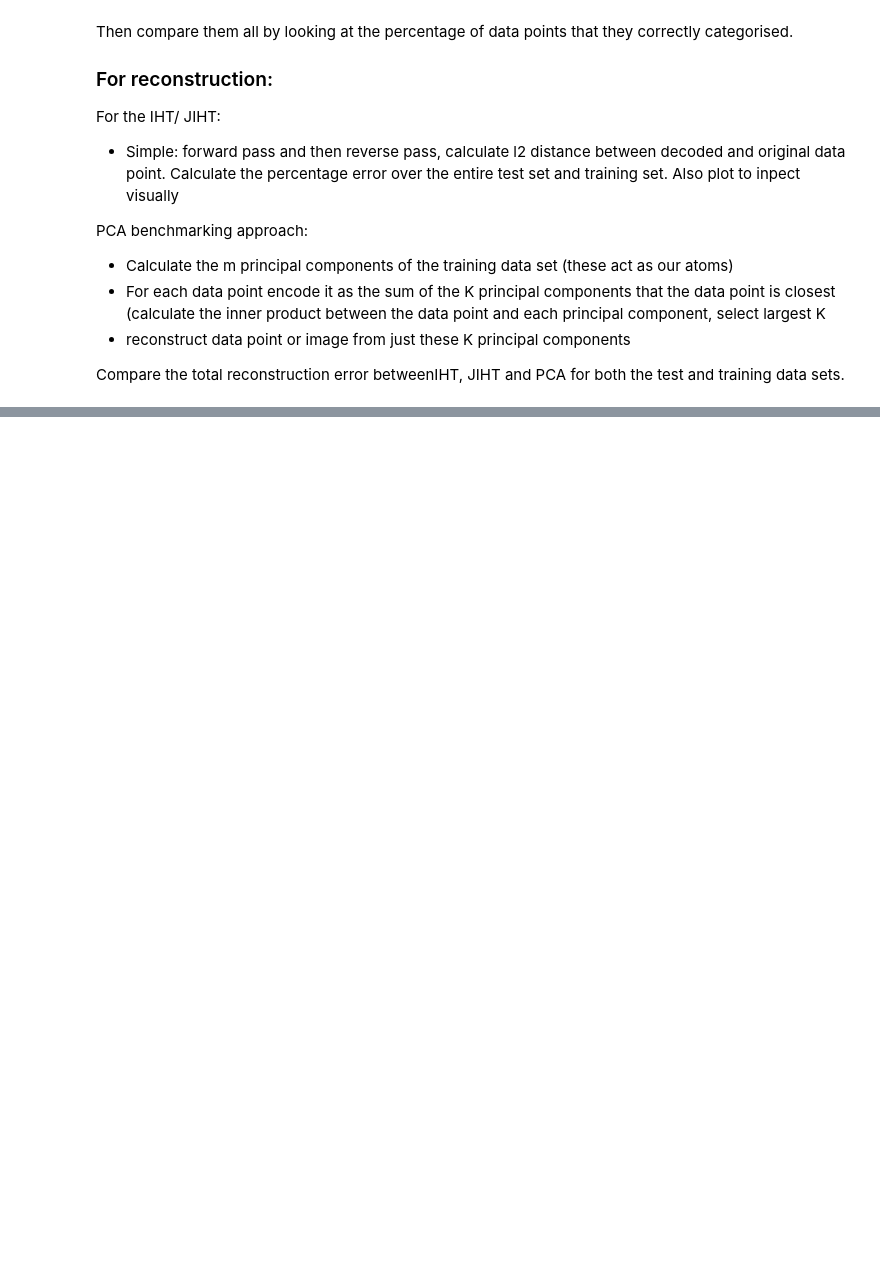
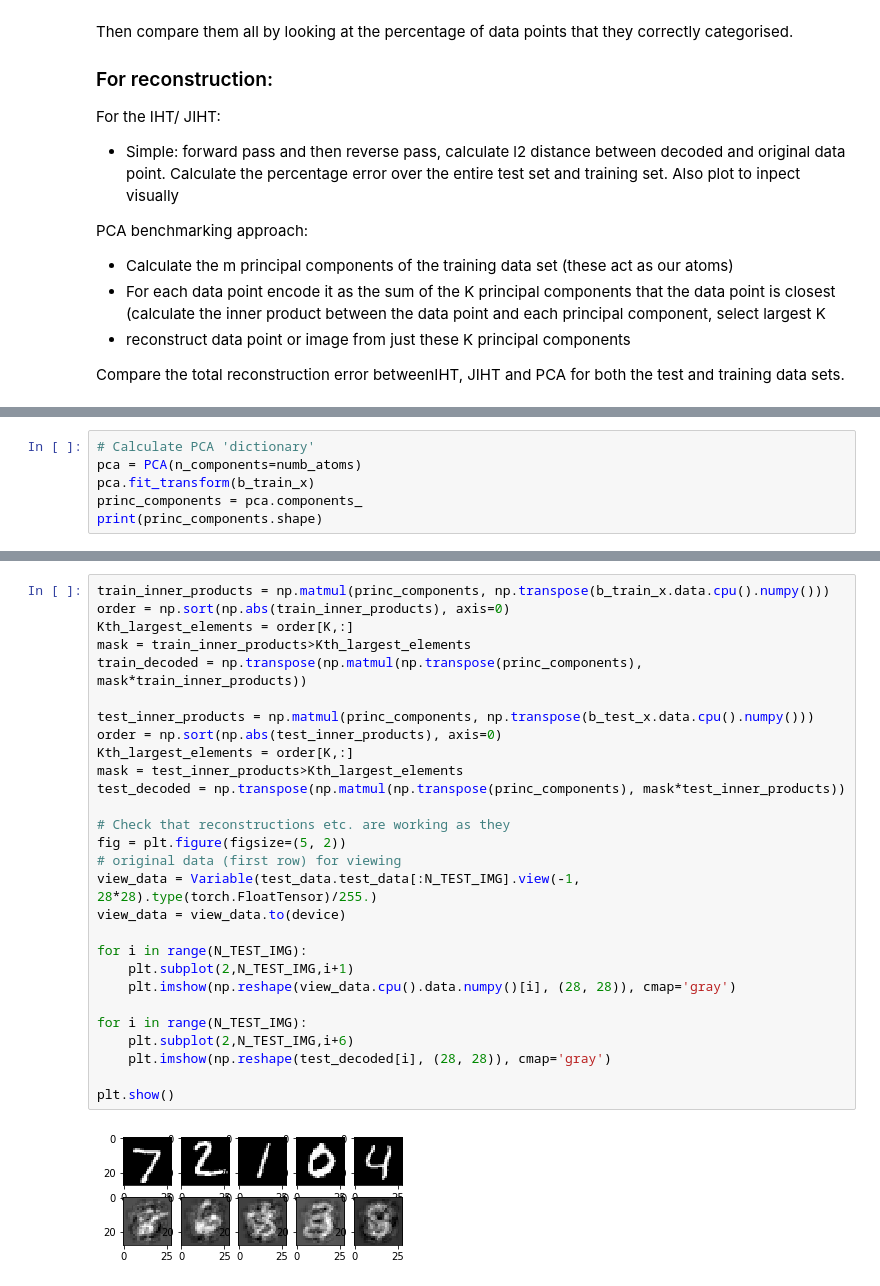
Before and after one commit to mm5110/sparse-structures-for-classification, a Jupyter notebook: dev/hypothesis_test.ipynb, the cells around one changed output, grey strips where cells are left out. Drawn from its saved outputs; the diff is of its cells as text; blank space fills up the shorter version.

```diff
--- a/dev/hypothesis_test.ipynb
+++ b/dev/hypothesis_test.ipynb
@@ -120,0 +308,6 @@ Secondly we just runthe entire training data set through the model
+# %%
+# Calculate PCA 'dictionary'
+pca = PCA(n_components=numb_atoms)
+pca.fit_transform(b_train_x)
+princ_components = pca.components_
+print(princ_components.shape)
@@ -120,0 +318,30 @@ Secondly we just runthe entire training data set through the model
+# %%
+train_inner_products = np.matmul(princ_components, np.transpose(b_train_x.data.cpu().numpy()))
+order = np.sort(np.abs(train_inner_products), axis=0)
+Kth_largest_elements = order[K,:]
+mask = train_inner_products>Kth_largest_elements
+train_decoded = np.transpose(np.matmul(np.transpose(princ_components), mask*train_inner_products))
+
+test_inner_products = np.matmul(princ_components, np.transpose(b_test_x.data.cpu().numpy()))
+order = np.sort(np.abs(test_inner_products), axis=0)
+Kth_largest_elements = order[K,:]
+mask = test_inner_products>Kth_largest_elements
+test_decoded = np.transpose(np.matmul(np.transpose(princ_components), mask*test_inner_products))
+
+# Check that reconstructions etc. are working as they
+fig = plt.figure(figsize=(5, 2))
+# original data (first row) for viewing
+view_data = Variable(test_data.test_data[:N_TEST_IMG].view(-1, 28*28).type(torch.FloatTensor)/255.)
+view_data = view_data.to(device)
+
+for i in range(N_TEST_IMG):
+    plt.subplot(2,N_TEST_IMG,i+1)
+    plt.imshow(np.reshape(view_data.cpu().data.numpy()[i], (28, 28)), cmap='gray')
+
+for i in range(N_TEST_IMG):
+    plt.subplot(2,N_TEST_IMG,i+6)
+    plt.imshow(np.reshape(test_decoded[i], (28, 28)), cmap='gray')
+
+plt.show()
+# %% [output]
+[figure, added]
```
Also changed, not shown: parts of 39 cells of this notebook, 2 other files.
